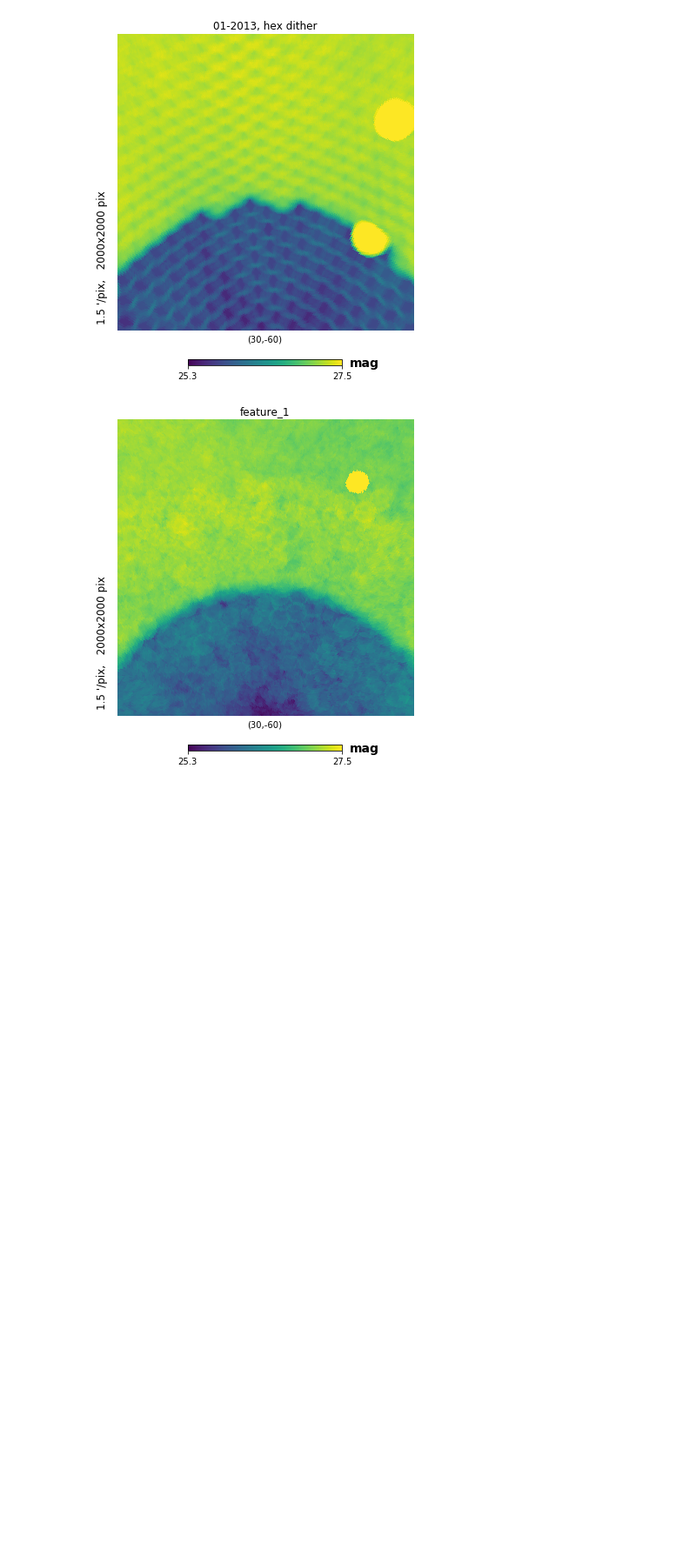
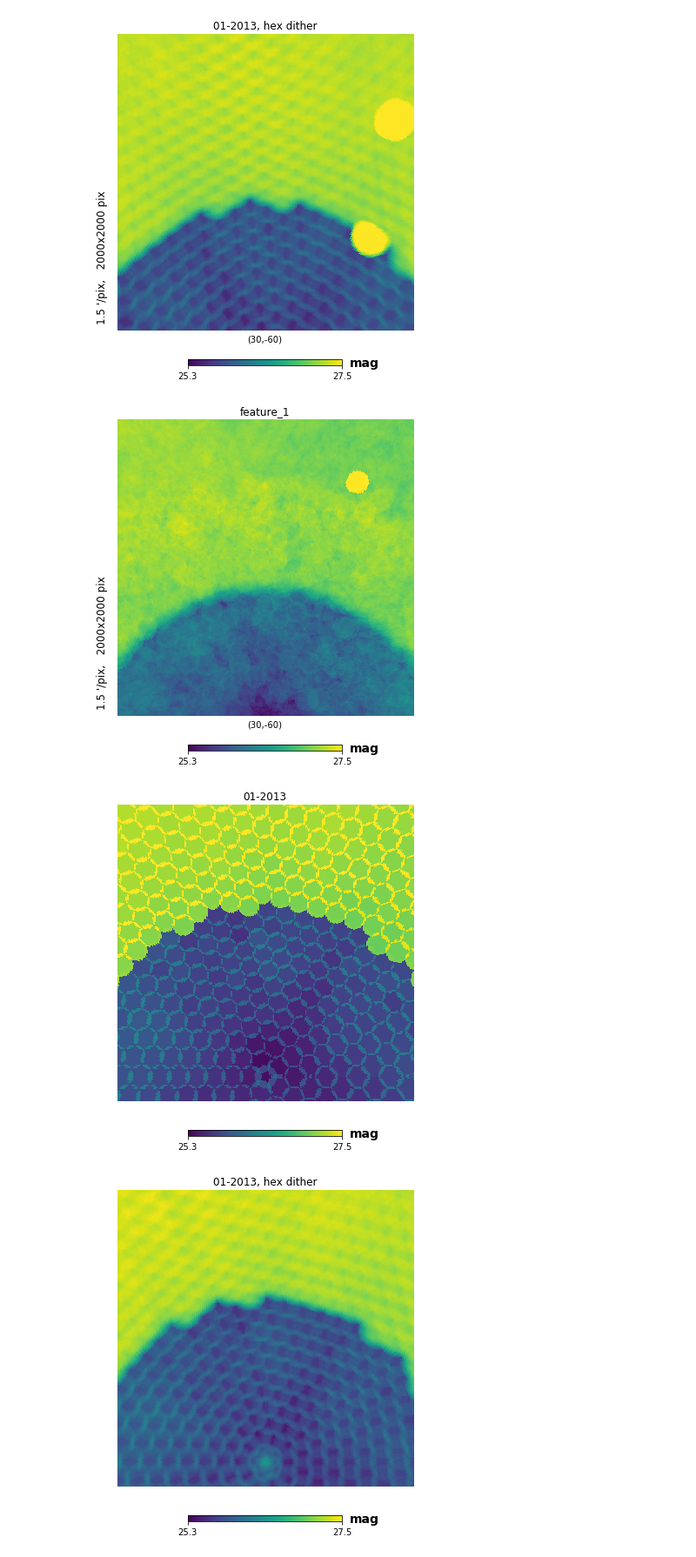
Before and after one commit to yoachim/18_scratch, a Jupyter notebook: dither_plots/dither_check.ipynb, the cells around one changed output. Shown at 87% size. Cells and saved outputs as stored; diff of their text form; code cells hidden in the pictures; blank space fills up the shorter version.

```diff
--- a/dither_plots/dither_check.ipynb
+++ b/dither_plots/dither_check.ipynb
@@ -145,3 +145,17 @@ plt.savefig('fb_zoomed2.pdf')
 [figure]
 [figure]
 [figure]
+# %%
+mag_min=25.3
+hp.gnomview(bundle.metricValues, rot=(90,-70,0), xsize=2000, ysize=2000, max=mag_max, min=mag_min, unit='mag',
+            title='01-2013', notext=True)
+plt.savefig('undithered_zoomed3.pdf')
+hp.gnomview(bundle2.metricValues, rot=(90,-70,0), xsize=2000, ysize=2000, max=mag_max, min=mag_min,unit='mag',
+            title='01-2013, hex dither', notext=True)
+plt.savefig('dithered_zoomed3.pdf')
+hp.gnomview(bundle3.metricValues, rot=(90,-70,0), xsize=2000, ysize=2000, max=mag_max, min=mag_min,unit='mag',
+            title='feature_1', notext=True)
+plt.savefig('fb_zoomed3.pdf')
+# %% [output]
+[figure, added]
+[figure, added]
```
Also changed, not shown: parts of 4 cells of this notebook, 13 other files.
